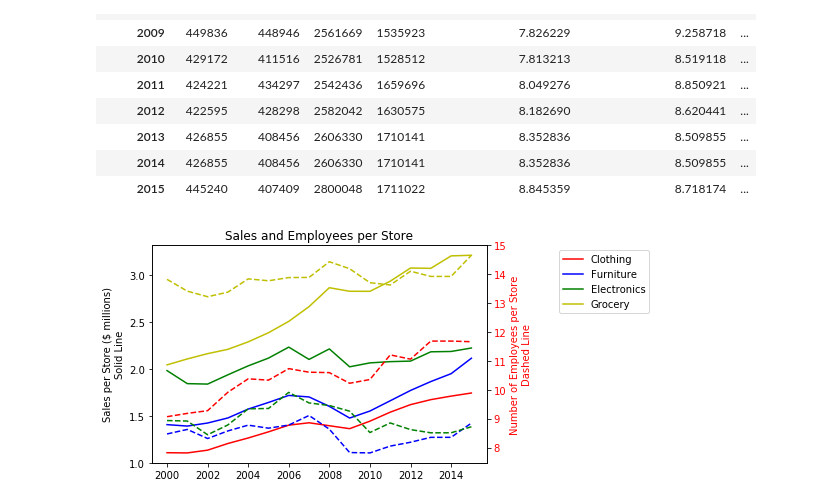
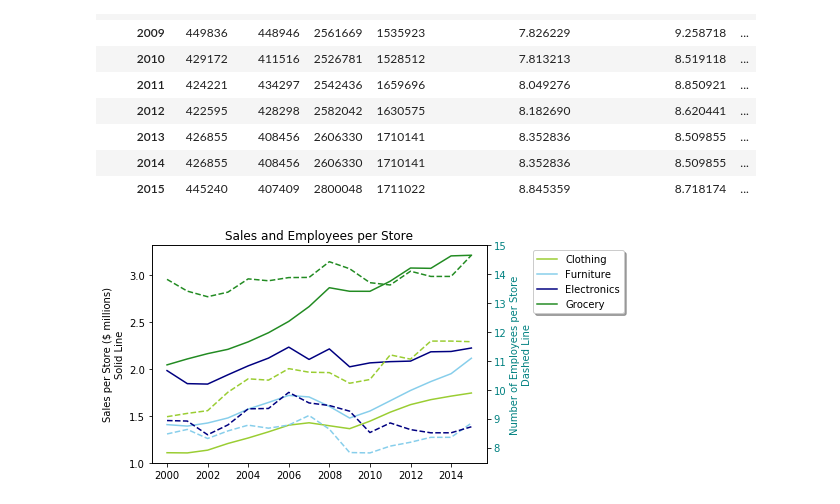
Before and after one commit to christybalaji/Retail_Crisis, a Jupyter notebook: data/plots/Sales_per.ipynb, the cells around one changed output. Cells and saved outputs as stored; diff of their text form; code cells hidden in the pictures.

Commit message:
Made nicer looking graphs

```diff
--- a/data/plots/Sales_per.ipynb
+++ b/data/plots/Sales_per.ipynb
@@ -115,23 +115,22 @@ x_axis = sales_df.Year
 # %%
 fig = plt.figure()
 ax1 = fig.add_subplot(111)
-ax1.plot(x_axis,c_salesstore,color='r',label='Clothing')
-ax1.plot(x_axis,f_salesstore,color='b',label='Furniture')
-ax1.plot(x_axis,e_salesstore,color='g',label='Electronics')
-ax1.plot(x_axis,g_salesstore,color='y',label='Grocery')
+ax1.plot(x_axis,c_salesstore,color='yellowgreen',label='Clothing')
+ax1.plot(x_axis,f_salesstore,color='skyblue',label='Furniture')
+ax1.plot(x_axis,e_salesstore,color='navy',label='Electronics')
+ax1.plot(x_axis,g_salesstore,color='forestgreen',label='Grocery')
 ax1.set_ylabel('Sales per Store ($ millions)\nSolid Line')
-plt.legend(loc="best",bbox_to_anchor=(1.2, 1))
-
+plt.legend(loc="best",bbox_to_anchor=(1.125, 1),fancybox=True, shadow=True)
 
 ax2 = ax1.twinx()
-ax2.plot(x_axis,c_empstore,'r--',label='Clothing')
-ax2.plot(x_axis,f_empstore,'b--',label='Furniture')
-ax2.plot(x_axis,e_empstore,'g--',label='Electronics')
-ax2.plot(x_axis,g_empstore,'y--',label='Grocery')
+ax2.plot(x_axis,c_empstore,'yellowgreen',linestyle='--',label='Clothing')
+ax2.plot(x_axis,f_empstore,'skyblue',linestyle='--',label='Furniture')
+ax2.plot(x_axis,e_empstore,'navy',linestyle='--',label='Electronics')
+ax2.plot(x_axis,g_empstore,'forestgreen',linestyle='--',label='Grocery')
 plt.title("Sales and Employees per Store")
-ax2.set_ylabel('Number of Employees per Store\nDashed Line', color='r')
+ax2.set_ylabel('Number of Employees per Store\nDashed Line', color='teal')
 for tl in ax2.get_yticklabels():
-    tl.set_color('r')
+    tl.set_color('teal')
 plt.savefig("complete_plots/Sales_ratios.png", bbox_inches='tight')
 # %% [output]
-[figure, old version]
+[figure, new version]
```
Also changed, not shown: 4 other files.
